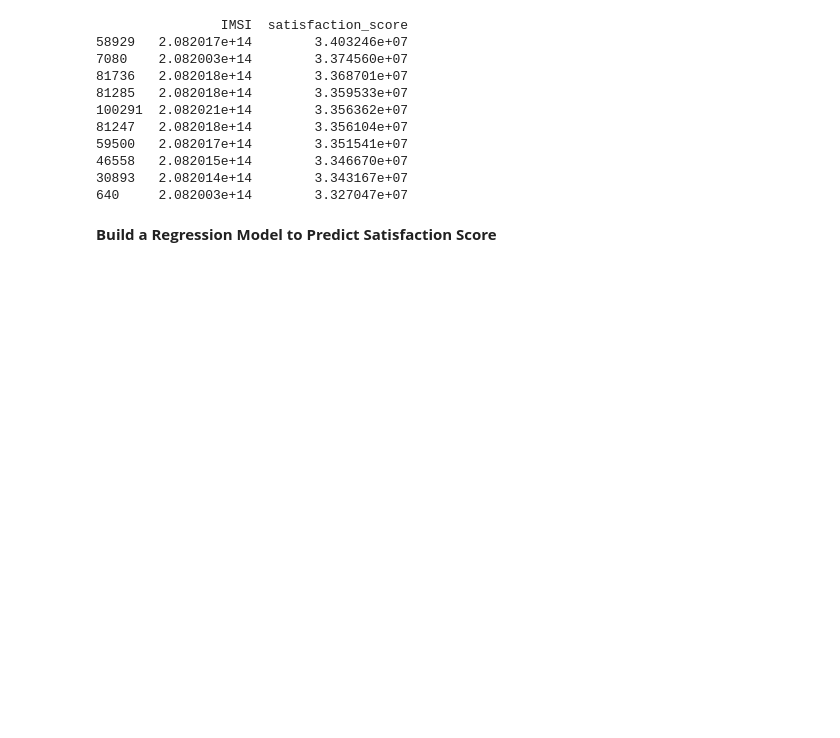
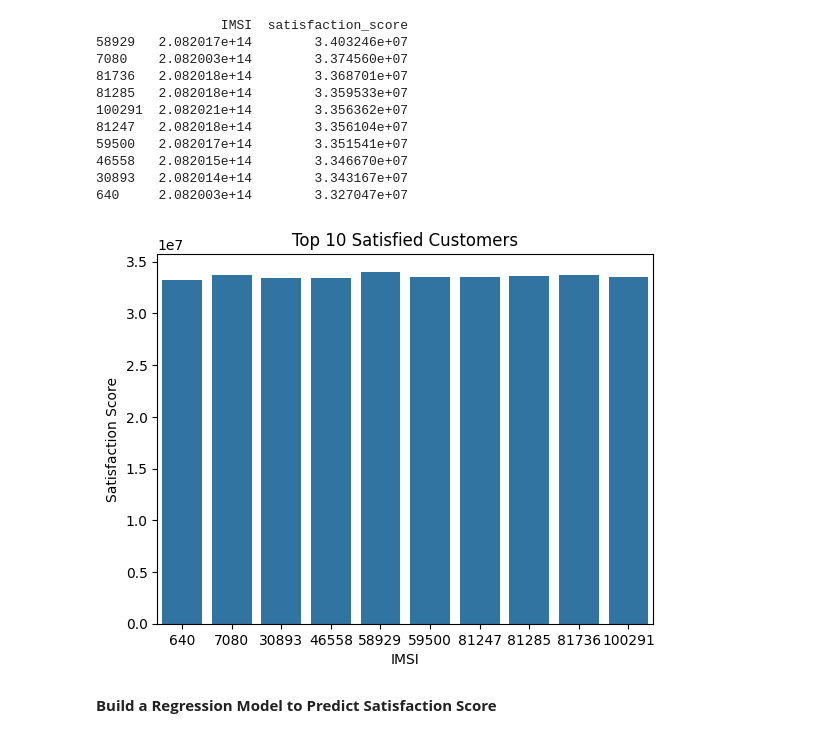
Before and after one commit to neimaNasir/telecom-analysis, a Jupyter notebook: notebooks/user-satisfaction.ipynb, the cells around one changed output. Cells and saved outputs as stored; diff of their text form; code cells hidden in the pictures; blank space fills up the shorter version.

```diff
--- a/notebooks/user-satisfaction.ipynb
+++ b/notebooks/user-satisfaction.ipynb
@@ -164,6 +164,22 @@ print(top_10_satisfied_customers)
 46558   2.082015e+14        3.346670e+07
 30893   2.082014e+14        3.343167e+07
 640     2.082003e+14        3.327047e+07
+# %%
+import seaborn as sns
+import matplotlib.pyplot as plt
+
+# Define the IMSI and satisfaction scores
+imsi = [58929, 7080, 81736, 81285, 100291, 81247, 59500, 46558, 30893, 640]
+satisfaction_scores = [3.403246e+07, 3.374560e+07, 3.368701e+07, 3.359533e+07, 3.356362e+07, 3.356104e+07, 3.351541e+07, 3.346670e+07, 3.343167e+07, 3.327047e+07]
+
+# Create a seaborn barplot
+sns.barplot(x=imsi, y=satisfaction_scores)
+plt.xlabel('IMSI')
+plt.ylabel('Satisfaction Score')
+plt.title('Top 10 Satisfied Customers')
+plt.show()
+# %% [output]
+[figure, added]
 # %% [markdown]
 **Build a Regression Model to Predict Satisfaction Score**
 # %%
```
Also changed, not shown: parts of 2 cells of this notebook, 1 other file.
